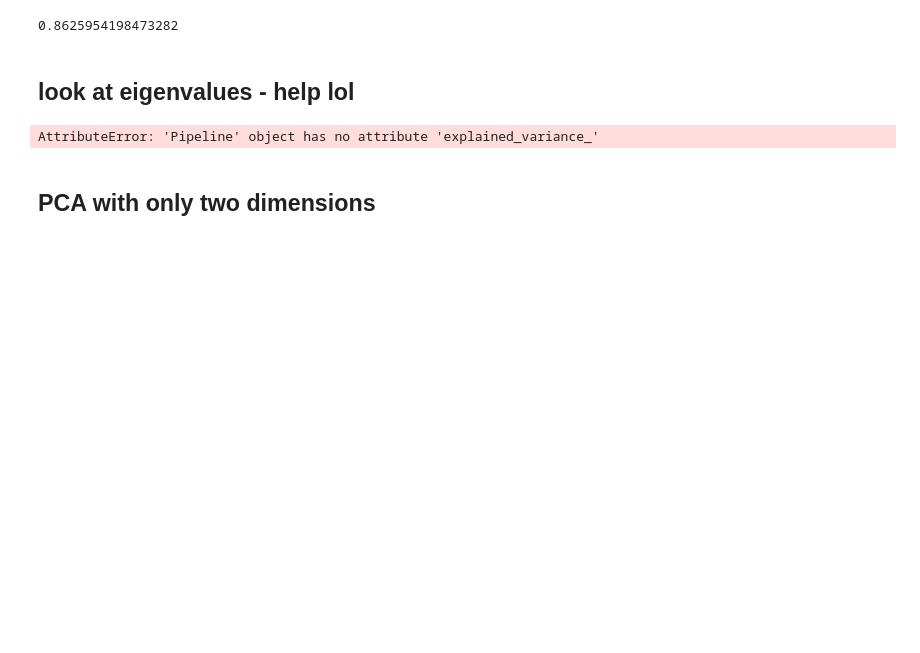
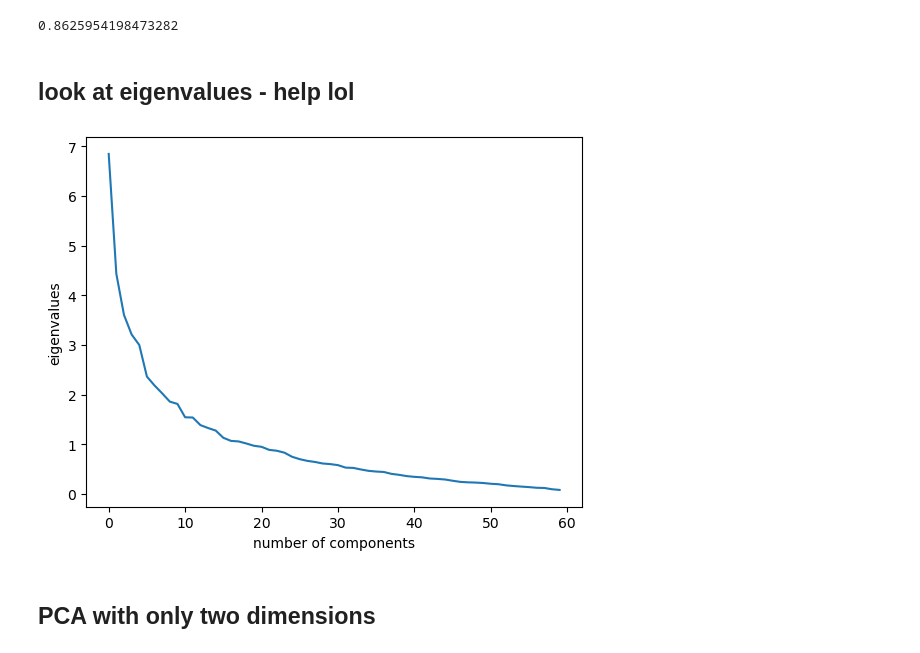
Before and after one commit to schwartzh2017/Machine_learning_final_project, a Jupyter notebook: eda_ml_hs.ipynb, the cells around one changed output. Cells and saved outputs as stored; diff of their text form; code cells hidden in the pictures; blank space fills up the shorter version.

```diff
--- a/eda_ml_hs.ipynb
+++ b/eda_ml_hs.ipynb
@@ -562,14 +584,15 @@ sum(y_pred == y_test2)/len(y_test2)
 # %% [markdown]
 ## look at eigenvalues - help lol
 # %%
-plt.plot(pca.explained_variance_)
+
+plt.plot(pca.steps[1][1].explained_variance_)
 plt.xlabel('number of components')
 plt.ylabel('eigenvalues');
 
 #not sure how to find eigenvalues since have to standard scale first but using the pipeline throws this error -- any ideas?
 #also don't know how to find what features the first two eigenvalues are made out of. didn't understand that part in class since it wasn't showing the feature names but only numbers
 # %% [output]
-AttributeError: 'Pipeline' object has no attribute 'explained_variance_'
+[figure, added]
 # %% [markdown]
 ## PCA with only two dimensions
 # %%
```
Also changed, not shown: parts of 7 cells of this notebook, 1 other file.
